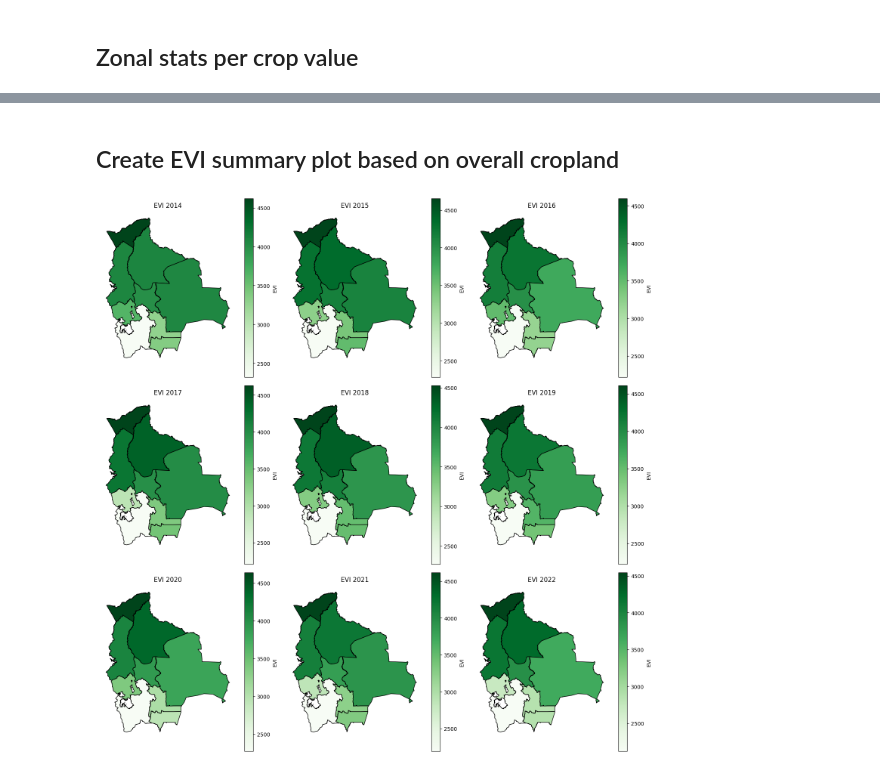
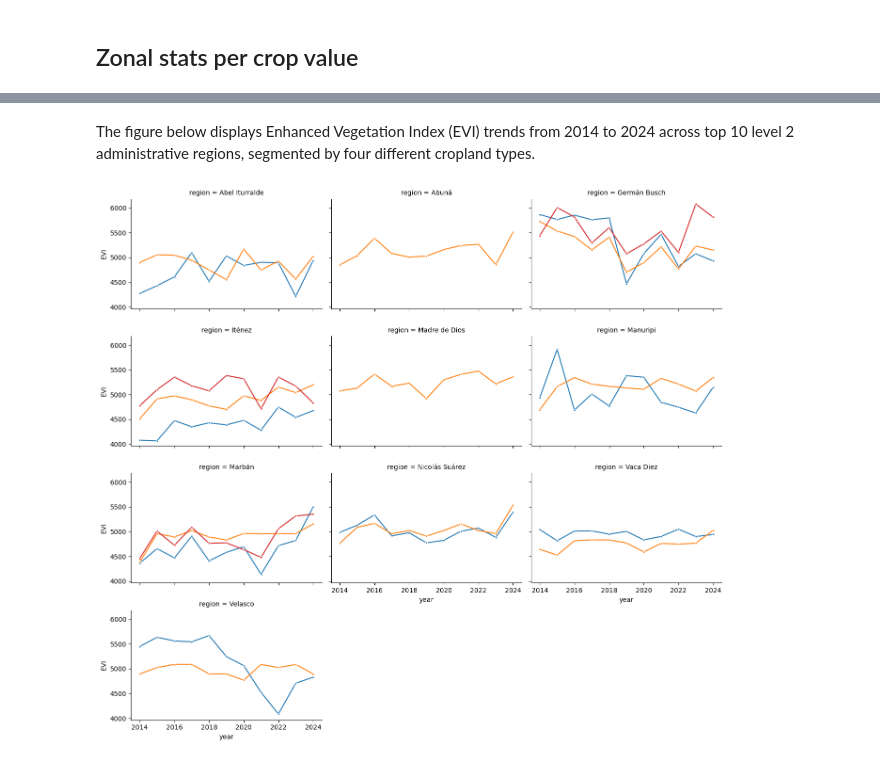
Before and after one commit to datapartnership/bolivia-economic-monitor, a Jupyter notebook: notebooks/evi_analysis.ipynb, the cells around one changed output, grey strips where cells are left out. Cells and saved outputs as stored; diff of their text form; code cells hidden in the pictures.

```diff
--- a/notebooks/evi_analysis.ipynb
+++ b/notebooks/evi_analysis.ipynb
@@ -734,3 +781,31 @@ g.map_dataframe(
+# %% [markdown]
+The figure below displays Enhanced Vegetation Index (EVI) trends from 2014 to 2024 across top 10 level 2 administrative regions, segmented by four different cropland types.
+# %%
+top_10_adm2 = adm2_annual.groupby("region")["EVI"].median().nlargest(10).index.tolist()
+top_10_adm2_annual = adm2_annual[adm2_annual["region"].isin(top_10_adm2)]
+
+g = sns.FacetGrid(
+    top_10_adm2_annual,
+    col="region",
+    margin_titles=True,
+    height=3,
+    aspect=1.5,
+    col_wrap=3,
+)
+
+g.map_dataframe(
+    sns.lineplot,
+    x="year",
+    y="EVI",
+    hue="crop_value",
+    marker="o",
+    markersize=3,
+    linewidth=1.5,
+)
+
+plt.show()
+# %% [output]
+[figure, added]
 # %%
 run = False
 if run:
@@ -788,44 +863,3 @@ if run:
                 )
                 print(f"adm2_batch_{start // chunk_size + 1}_crop_{val}_{year}")
                 zs.runZonalStats()
-# %% [markdown]
-## Create EVI summary plot based on overall cropland
-# %%
-region = gpd.read_file(region_path)
-
-zonal_stats_df = pd.read_csv("../data/zonal_stats/evi_zonal_stats_2014_2022.csv")
-gdf = gpd.GeoDataFrame(
-    zonal_stats_df,
-    geometry=region.geometry,
-)
-
-
-def plot_evi_by_year(gdf: gpd.GeoDataFrame, start_year: int, end_year: int):
-    """Plot EVI values by year."""
-    years = list(range(start_year, end_year + 1))
-    # Make the subplots to be several rows and columns
-    fig, axes = plt.subplots(
-        nrows=len(years) // 3 + (len(years) % 3 > 0),
-        ncols=3,
-        figsize=(15, 5 * (len(years) // 3 + (len(years) % 3 > 0))),
-    )
-    axes = axes.flatten() if len(years) > 1 else [axes]
-    for i, year in enumerate(years):
-        ax = axes[i]
-        gdf.plot(
-            column=f"EVI_{year}",
-            ax=ax,
-            legend=True,
-            cmap="Greens",
-            edgecolor="black",
-            legend_kwds={"label": "EVI"},
-        )
-        ax.set_title(f"EVI {year}")
-        ax.set_axis_off()
-    plt.tight_layout()
-    plt.show()
-
-
-plot_evi_by_year(gdf, start_year=2014, end_year=2022)
-# %% [output]
-[figure, removed]
```
Also changed, not shown: parts of 10 cells of this notebook, 1 other file.
